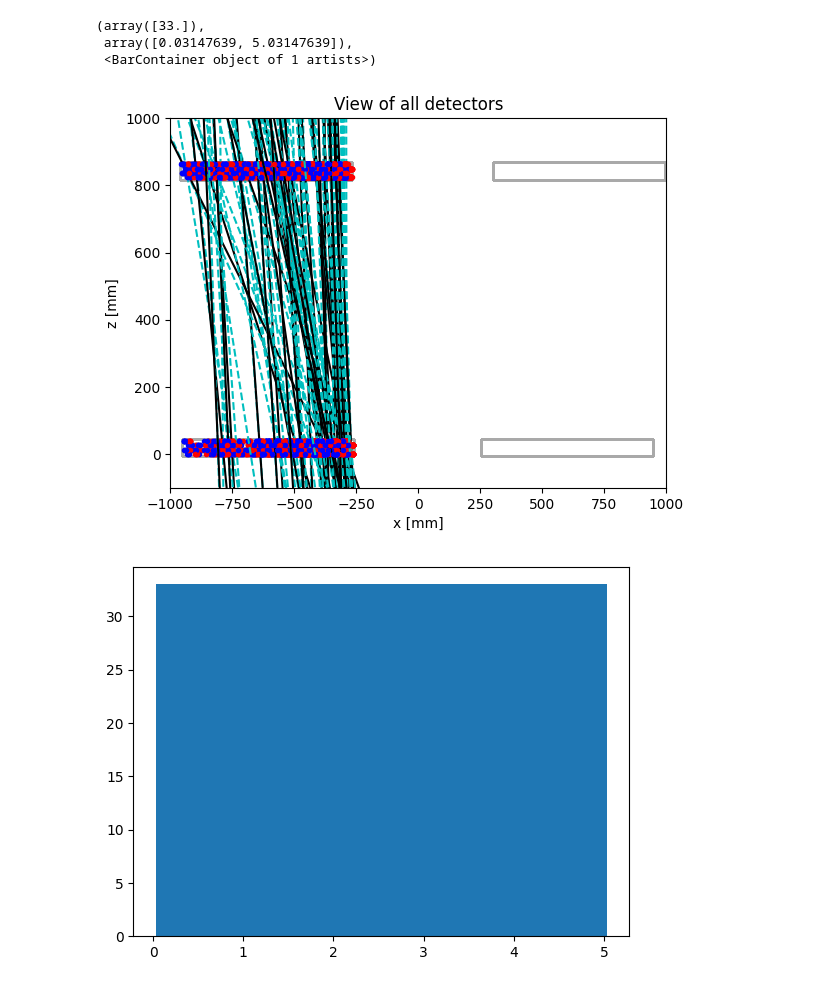
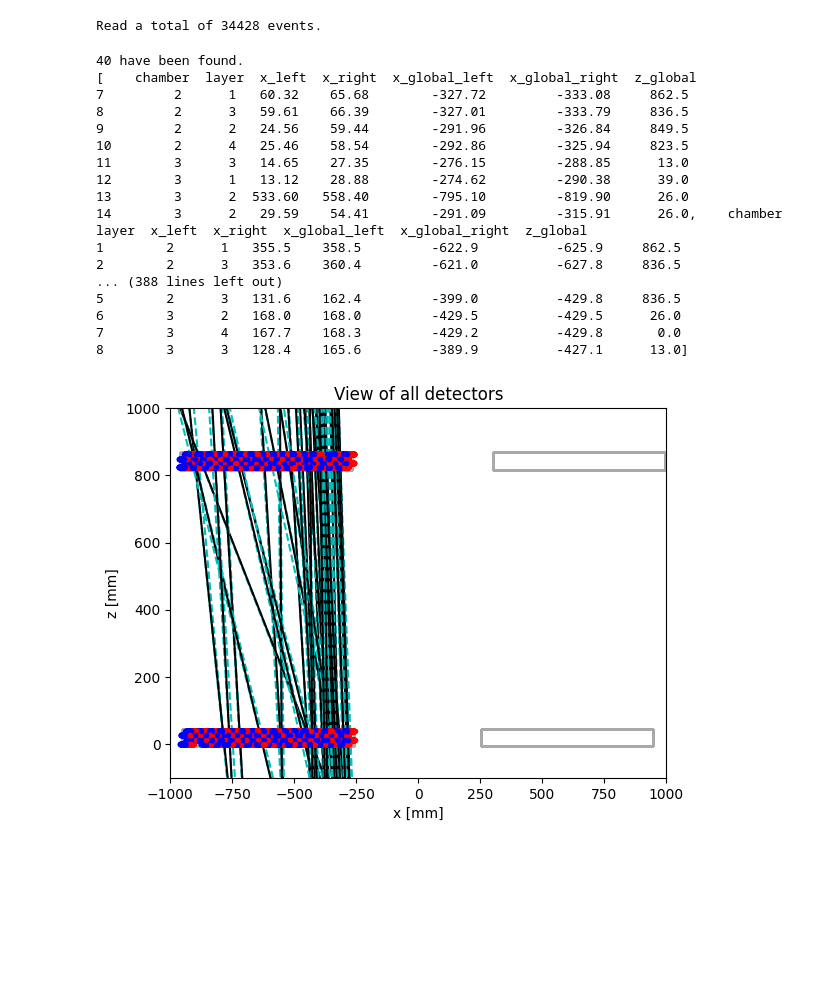
Before and after one commit to amirhrst/racking-muons-with-4-Drift-Tubes-chambers-setup, a Jupyter notebook: main.ipynb, the cells around one changed output. Drawn from its saved outputs; the diff is of its cells as text; code cells hidden in the pictures; blank space fills up the shorter version.

```diff
--- a/main.ipynb
+++ b/main.ipynb
@@ -72,7 +84,7 @@ def coords_conv(event: pd.DataFrame) -> pd.DataFrame:
     x_left_prime = global_x_shifts[chamber] - x_left
     x_right_prime = global_x_shifts[chamber] - x_right
 
-    z = global_z_shifts[chamber] + local_z_shifts[layer]
+    z = global_z_shifts[chamber] + 3*ZCELL - local_z_shifts[layer]
 
     event["x_global_left"] = x_left_prime
     event["x_global_right"] = x_right_prime
@@ -111,7 +123,7 @@ def cells_conv(event: pd.DataFrame) -> np.ndarray:
     layer = event["layer"] - 1
 
     x_centers = global_x_shifts[chamber] - centers
-    z = global_z_shifts[chamber] + local_z_shifts[layer]
+    z = global_z_shifts[chamber] + 3*ZCELL - local_z_shifts[layer]
 
     center_points = np.stack([x_centers, z]).T
 
@@ -198,5 +210,9 @@ def event_plot(event: pd.DataFrame, ax: matplotlib.axes.Axes, detector: int = 4,
     plt.plot()
 
     return event
+# %%
+#Max deflection of the muon in degrees (360°)
+MAX_ANGLE_DIFF = 1
+MAX_ANGLE_LOC_GLOB = 1
 # %%
 def fits(event: pd.DataFrame, ax: matplotlib.axes.Axes, global_flag: bool = True) -> pd.DataFrame:
@@ -302,29 +333,49 @@ def fits(event: pd.DataFrame, ax: matplotlib.axes.Axes, global_flag: bool = True
+# %%
+data = load_data("data/Run000331")
+print(f"Read a total of {len(data)} events.")
+# %% [output]
+Read a total of 34428 events.
 # %%
 fig, ax = plt.subplots()
 detectors_to_fit = (2,3)
 data_filtered = []
-angle_diffs = []
+data_final = []
+n_muons = 0
 
 #Filter data points and get only hits from the couple (2,3) or (0,1)
 for point in data:
     single = point[(point["chamber"] == detectors_to_fit[0]) | (point["chamber"] == detectors_to_fit[1])]
     data_filtered.append(single)
 
 
 #Take single event from filtered ones
 for event in data_filtered:
     event_modified = event_plot(event, ax, 4, zoom=True)
-    angle_diff = fits(event_modified, ax, global_flag=True)
-    angle_diffs.append(angle_diff)
+    found_muon = fits(event_modified, ax, global_flag=True)
+    n_muons += found_muon
+    if found_muon:
+        data_final.append(event)
 
-plt.figure(2)
-angle_diffs = np.array(angle_diffs)
-angle_diffs_filtered = angle_diffs[angle_diffs!=0]
-plt.hist(angle_diffs_filtered, bins=np.arange(start=np.min(angle_diffs_filtered), stop=np.max(angle_diffs_filtered), step=5))
+print(f"{n_muons} have been found.")
+plt.plot()
+print(data_final)
 # %% [output]
-(array([33.]),
- array([0.03147639, 5.03147639]),
- <BarContainer object of 1 artists>)
+40 have been found.
+[    chamber  layer  x_left  x_right  x_global_left  x_global_right  z_global
+7         2      1   60.32    65.68        -327.72         -333.08     862.5
+8         2      3   59.61    66.39        -327.01         -333.79     836.5
+9         2      2   24.56    59.44        -291.96         -326.84     849.5
+10        2      4   25.46    58.54        -292.86         -325.94     823.5
+11        3      3   14.65    27.35        -276.15         -288.85      13.0
+12        3      1   13.12    28.88        -274.62         -290.38      39.0
+13        3      2  533.60   558.40        -795.10         -819.90      26.0
+14        3      2   29.59    54.41        -291.09         -315.91      26.0,    chamber  layer  x_left  x_right  x_global_left  x_global_right  z_global
+1        2      1   355.5    358.5         -622.9          -625.9     862.5
+2        2      3   353.6    360.4         -621.0          -627.8     836.5
+... (388 lines left out)
+5        2      3   131.6    162.4         -399.0          -429.8     836.5
+6        3      2   168.0    168.0         -429.5          -429.5      26.0
+7        3      4   167.7    168.3         -429.2          -429.8       0.0
+8        3      3   128.4    165.6         -389.9          -427.1      13.0]
-[figure, old version]
+[figure, new version]
-[figure, removed]
 # %%
```
Also changed, not shown: parts of 5 cells of this notebook.
